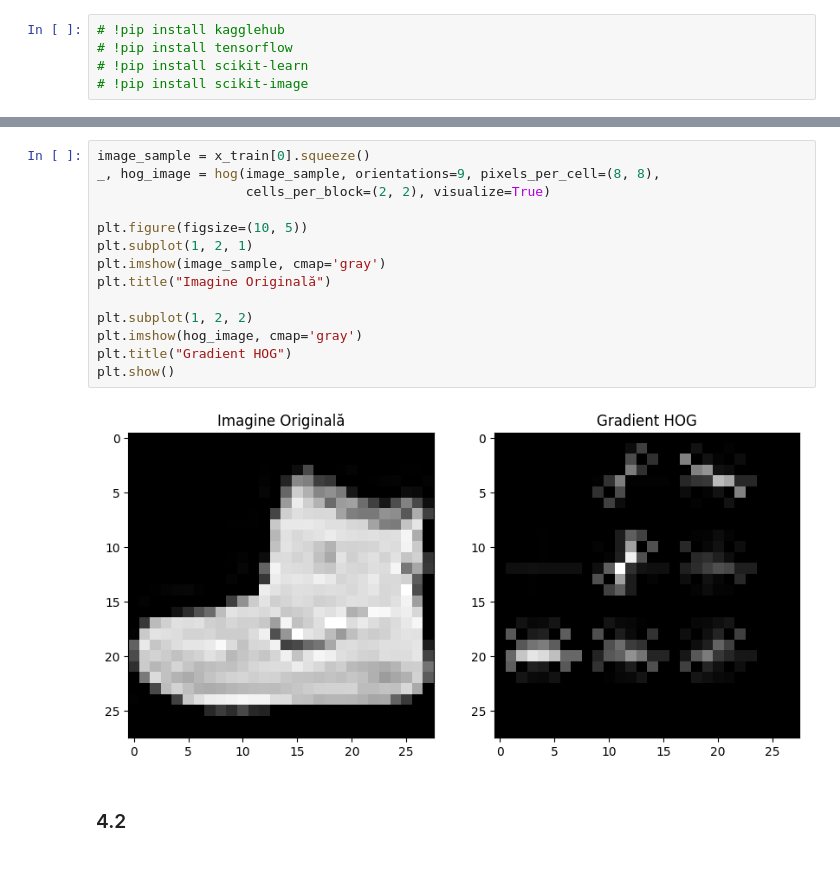
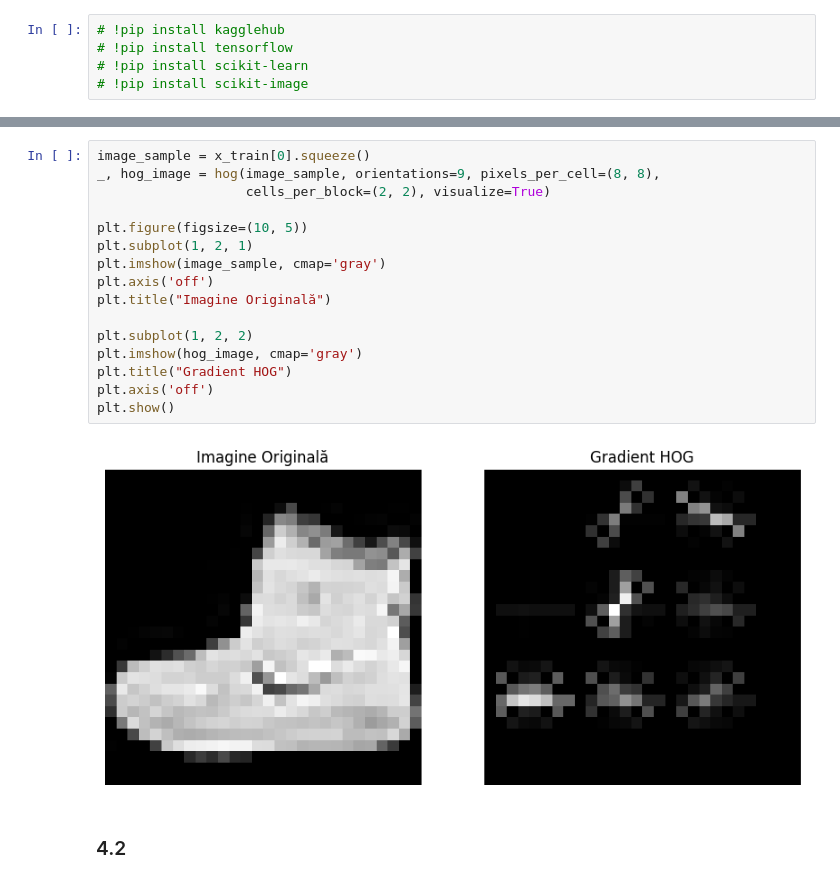
Before and after one commit to Vulturul2k/ML_project, a Jupyter notebook: fashion.ipynb, the cells around one changed output, grey strips where cells are left out. Saved outputs shown, nothing was run; the diff lists cells and outputs as text.

```diff
--- a/fashion.ipynb
+++ b/fashion.ipynb
@@ -50,19 +62,21 @@ plt.show()
 # %%
 image_sample = x_train[0].squeeze()
 _, hog_image = hog(image_sample, orientations=9, pixels_per_cell=(8, 8),
                    cells_per_block=(2, 2), visualize=True)
 
 plt.figure(figsize=(10, 5))
 plt.subplot(1, 2, 1)
 plt.imshow(image_sample, cmap='gray')
+plt.axis('off')
 plt.title("Imagine Originală")
 
 plt.subplot(1, 2, 2)
 plt.imshow(hog_image, cmap='gray')
 plt.title("Gradient HOG")
+plt.axis('off')
 plt.show()
 # %% [output]
-[figure, old version]
+[figure, new version]
 # %% [markdown]
 ### 4.2
 # %%
```
Also changed, not shown: parts of 12 cells of this notebook, 1 other file.
